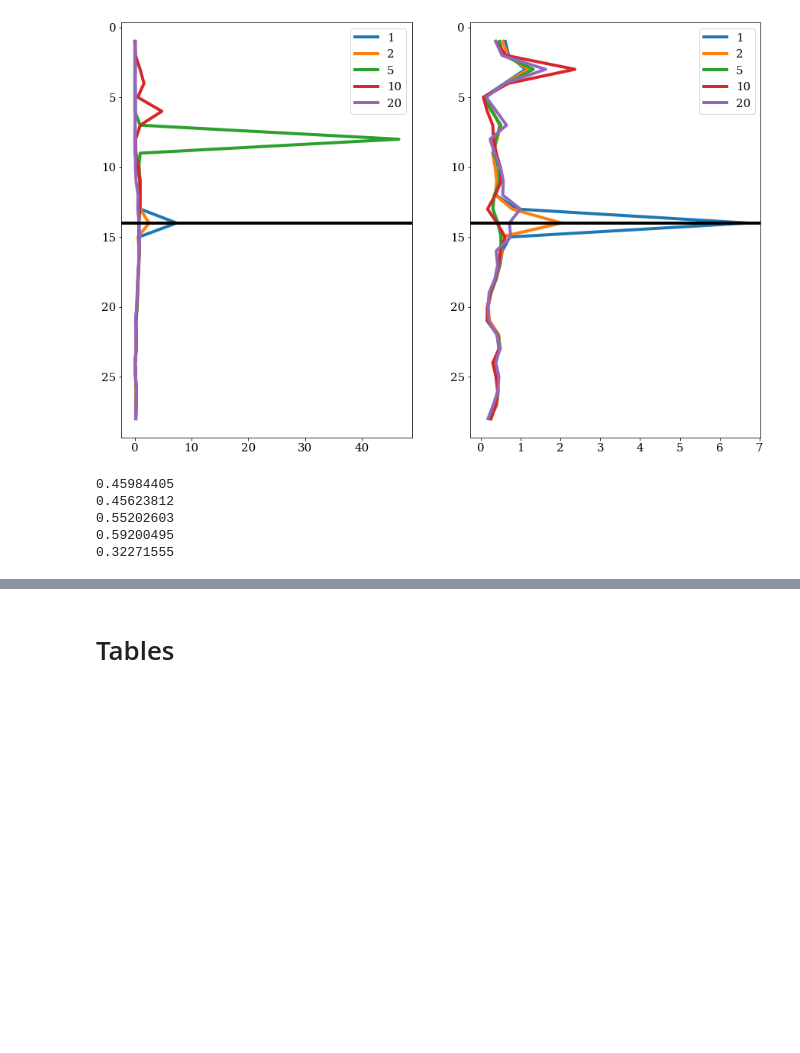
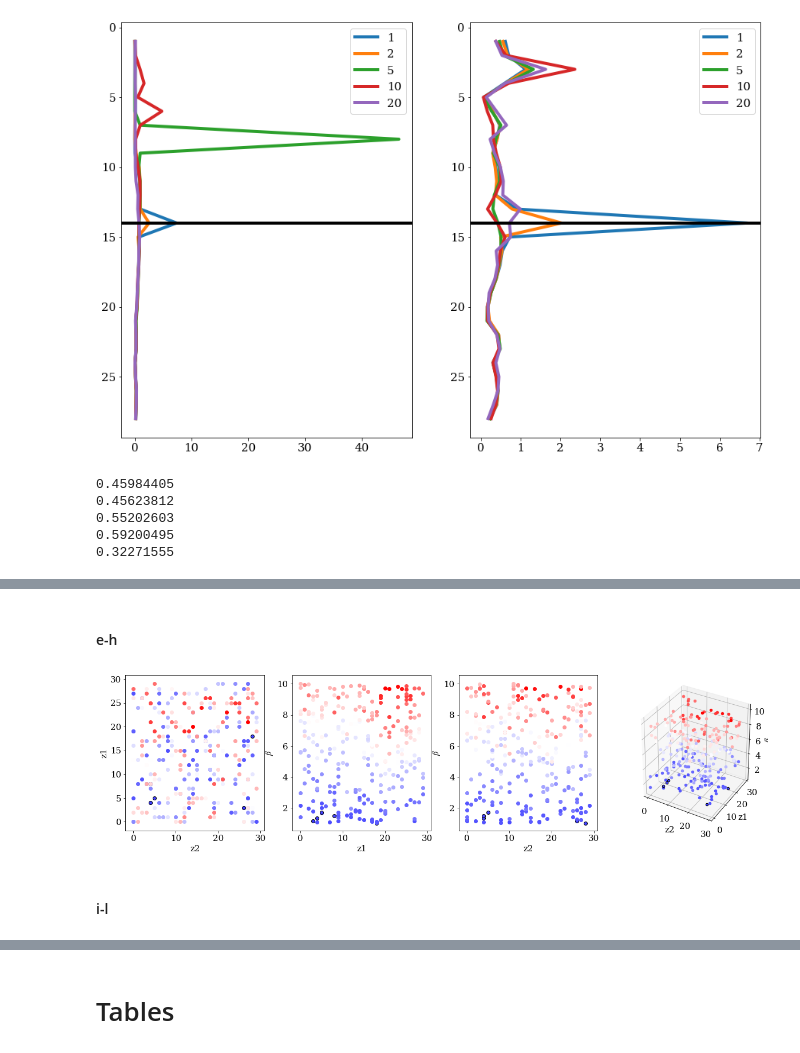
Before and after one commit to BradleyStanleyClamp/CBRAIN-CAM-MLINV, a Jupyter notebook: notebooks/tbeucler_devlog/042_Figures_PRL_Submission.ipynb, the cells around one changed output, grey strips where cells are left out. Cells and saved outputs as stored; diff of their text form; code cells hidden in the pictures; blank space fills up the shorter version.

Commit message:
SM Figure 2

```diff
--- a/notebooks/tbeucler_devlog/042_Figures_PRL_Submission.ipynb
+++ b/notebooks/tbeucler_devlog/042_Figures_PRL_Submission.ipynb
@@ -1946,0 +2095,2 @@ for imultiplier,multiplier in enumerate(mult_array):
+# %% [markdown]
+#### e-h
@@ -1946,0 +2099,3 @@ for imultiplier,multiplier in enumerate(mult_array):
+# %%
+Scsv = {}
+N = {}
@@ -1946,0 +2149,59 @@ for imultiplier,multiplier in enumerate(mult_array):
+# %%
+BWR =  cm.get_cmap('bwr',256)
+# %%
+VAL_COLOR = np.zeros((275,4))
+TRA_COLOR = np.zeros((275,4))
+
+for ind in range(275):
+    if math.isnan(VAL_MSE[ind])==False: VAL_COLOR[ind,:] = BWR(int(256*(VAL_MSE[ind]-150)/(220-150)))
+    else: VAL_COLOR[ind,:] = np.nan
+
+    if math.isnan(MSE[ind])==False: TRA_COLOR[ind,:] = BWR(int(256*(MSE[ind]-150)/(220-150)))
+    else: TRA_COLOR[ind,:] = np.nan
+# %%
+isort = np.argsort(VAL_MSE)
+# %%
+fig = plt.figure(figsize=(20,5))
+
+ax1 = fig.add_subplot(141)
+
+for ind in range(275):
+    if np.sum(ind==isort[:5])==0: ax1.scatter(IERES[ind], IMRES[ind], c=VAL_COLOR[[ind],:], marker='o')
+    else: ax1.scatter(IERES[ind], IMRES[ind], c=VAL_COLOR[[ind],:], marker='o',edgecolors='k')
+
+ax1.set_xlabel('z2')
+ax1.set_ylabel('z1')
+
+ax2 = fig.add_subplot(142)
+
+for ind in range(275):
+    if np.sum(ind==isort[:5])==0: ax2.scatter(IMRES[ind], BETA[ind], c=VAL_COLOR[[ind],:], marker='o')
+    else: ax2.scatter(IMRES[ind], BETA[ind], c=VAL_COLOR[[ind],:], marker='o',edgecolors='k')
+
+ax2.set_xlabel('z1')
+ax2.set_ylabel(r'$\beta $')
+
+ax3 = fig.add_subplot(143)
+
+for ind in range(275):
+    if np.sum(ind==isort[:5])==0: ax3.scatter(IERES[ind], BETA[ind], c=VAL_COLOR[[ind],:], marker='o')
+    else: ax3.scatter(IERES[ind], BETA[ind], c=VAL_COLOR[[ind],:], marker='o',edgecolors='k')
+
+ax3.set_xlabel('z2')
+ax3.set_ylabel(r'$\beta $')
+
+ax = fig.add_subplot(144, projection='3d')
+
+for ind in range(275):
+    if np.sum(ind==isort[:5])==0: ax.scatter(IERES[ind], IMRES[ind], BETA[ind], c=VAL_COLOR[[ind],:], marker='o')
+    else: ax.scatter(IERES[ind], IMRES[ind], BETA[ind], c=VAL_COLOR[[ind],:], marker='o',edgecolors='k')
+
+ax.set_xlabel('z2')
+ax.set_ylabel('z1')
+ax.set_zlabel('$\\beta$')
+
+plt.show()
+# %% [output]
+[figure, added]
+# %% [markdown]
+#### i-l
```
Also changed, not shown: parts of 31 cells of this notebook.
